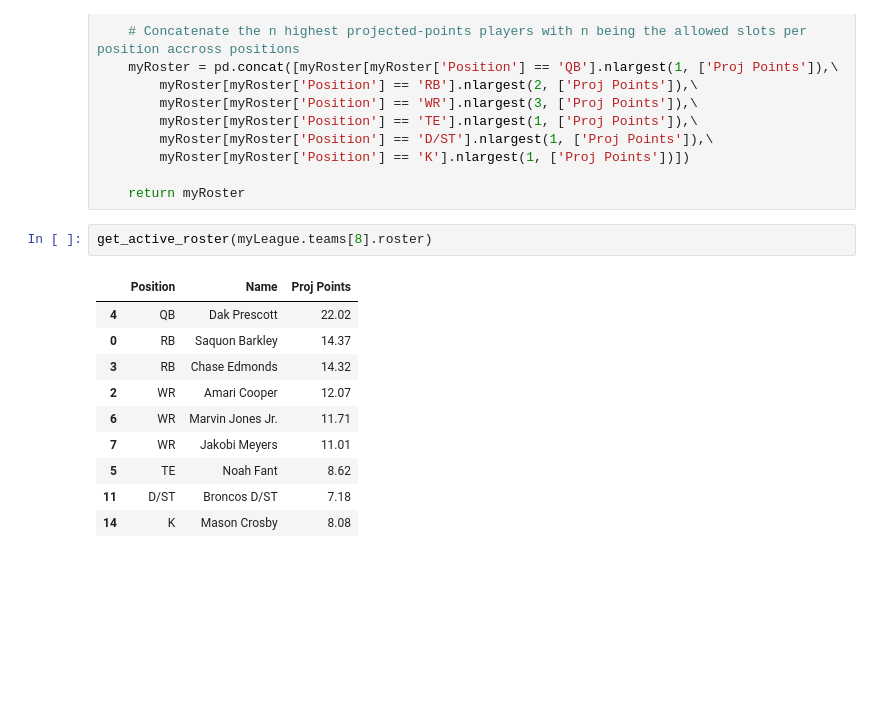
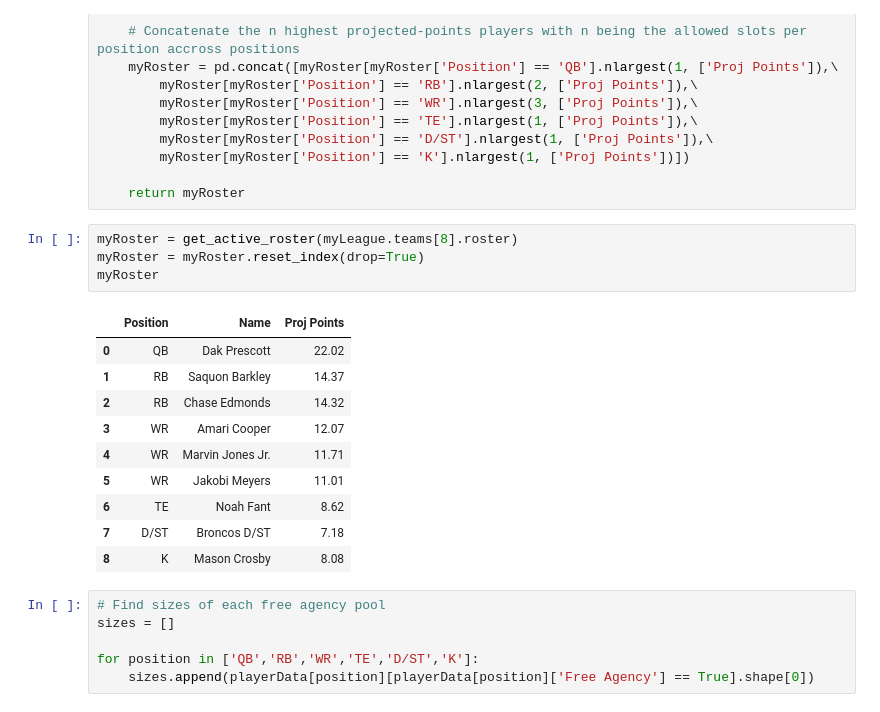
Before and after one commit to SunayBhat1/Writing-Code, a Jupyter notebook: Fantasy/RL_basic.ipynb, the cells around one changed output. Cells and saved outputs as stored; diff of their text form; blank space fills up the shorter version.

```diff
--- a/Fantasy/RL_basic.ipynb
+++ b/Fantasy/RL_basic.ipynb
@@ -47,15 +38,23 @@ def get_active_roster(Roster):
 
     return myRoster
 # %%
-get_active_roster(myLeague.teams[8].roster)
+myRoster = get_active_roster(myLeague.teams[8].roster)
+myRoster = myRoster.reset_index(drop=True)
+myRoster
 # %% [output]
 |  | Position | Name | Proj Points |
-| 4 | QB | Dak Prescott | 22.02 |
-| 0 | RB | Saquon Barkley | 14.37 |
-| 3 | RB | Chase Edmonds | 14.32 |
-| 2 | WR | Amari Cooper | 12.07 |
-| 6 | WR | Marvin Jones Jr. | 11.71 |
-| 7 | WR | Jakobi Meyers | 11.01 |
-| 5 | TE | Noah Fant | 8.62 |
-| 11 | D/ST | Broncos D/ST | 7.18 |
-| 14 | K | Mason Crosby | 8.08 |
+| 0 | QB | Dak Prescott | 22.02 |
+| 1 | RB | Saquon Barkley | 14.37 |
+| 2 | RB | Chase Edmonds | 14.32 |
+| 3 | WR | Amari Cooper | 12.07 |
+| 4 | WR | Marvin Jones Jr. | 11.71 |
+| 5 | WR | Jakobi Meyers | 11.01 |
+| 6 | TE | Noah Fant | 8.62 |
+| 7 | D/ST | Broncos D/ST | 7.18 |
+| 8 | K | Mason Crosby | 8.08 |
+# %%
+# Find sizes of each free agency pool
+sizes = []
+
+for position in ['QB','RB','WR','TE','D/ST','K']:
+    sizes.append(playerData[position][playerData[position]['Free Agency'] == True].shape[0])
```
Also changed, not shown: parts of 5 cells of this notebook, 4 other files.
